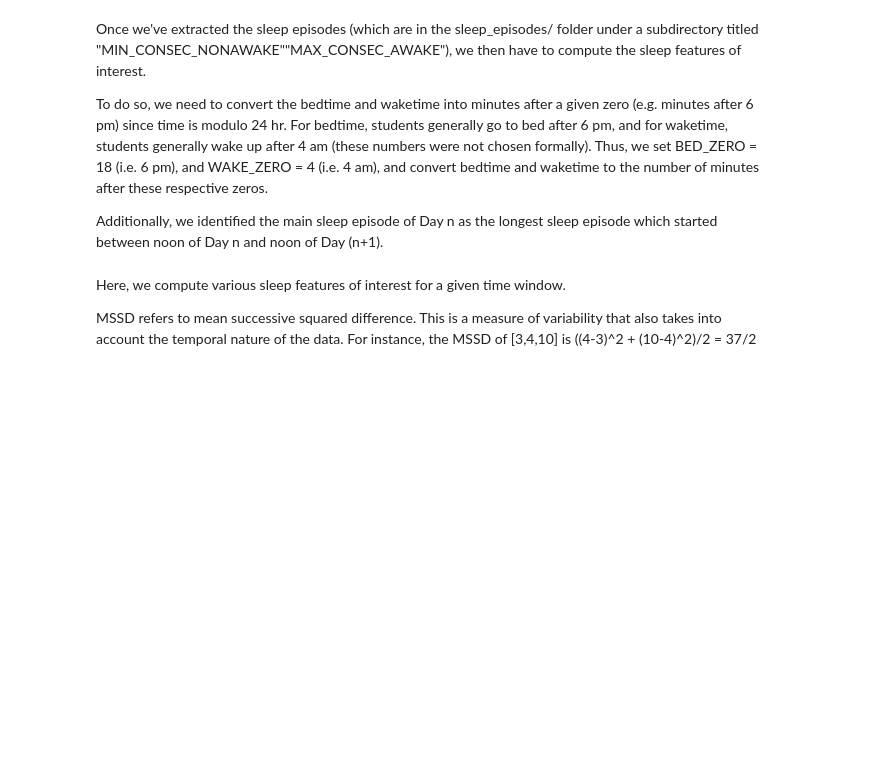
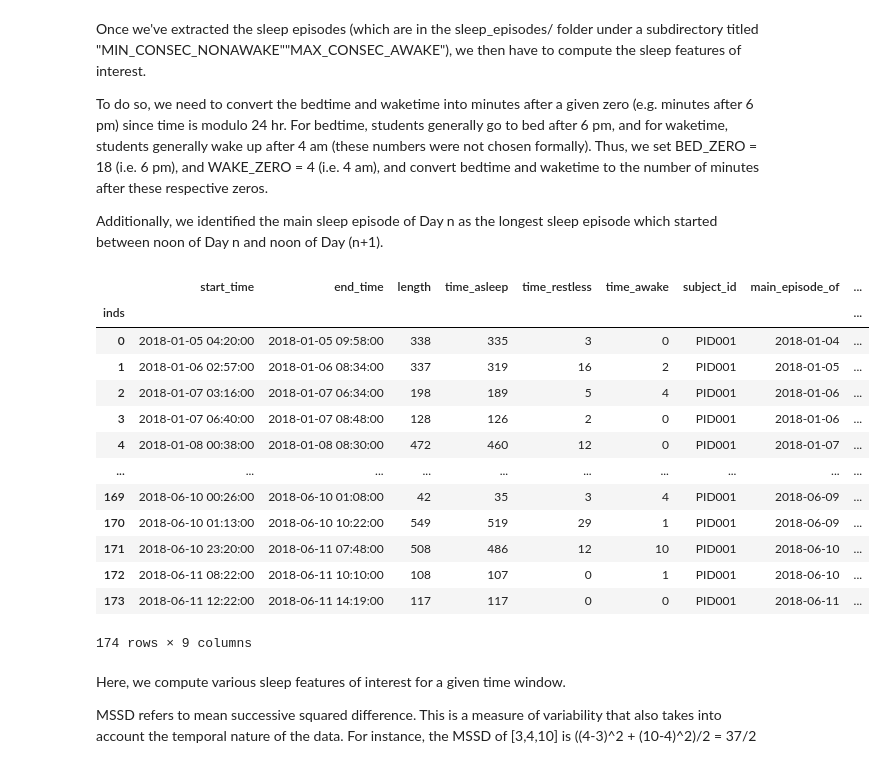
Before and after one commit to sefyas/Sleep-GPA-Paper, a Jupyter notebook: sleep_gpa_paper.ipynb, the cells around one changed output. Drawn from its saved outputs; the diff is of its cells as text; code cells hidden in the pictures; blank space fills up the shorter version.

```diff
--- a/sleep_gpa_paper.ipynb
+++ b/sleep_gpa_paper.ipynb
@@ -585,11 +585,28 @@ def getEpisodeData(phase,
     df.index.name = 'inds'
     main_index = df.reset_index().groupby(by=['main_episode_of']).apply(lambda x:
                                                                         x.sort_values(by=['length'],
-                                                                                      ascending=False).iloc[0]['ind'])
+                                                                                      ascending=False).iloc[0]['inds'])
     df['main_sleep'] = False
     df.loc[df.index.isin(main_index), 'main_sleep'] = True
 
     return df
+# %%
+getEpisodeData('uw1', 'PID001.csv')
+# %% [output]
+|  | start_time | end_time | length | time_asleep | time_restless | time_awake | subject_id | main_episode_of | ... |
+| inds |  |  |  |  |  |  |  |  | ... |
+| 0 | 2018-01-05 04:20:00 | 2018-01-05 09:58:00 | 338 | 335 | 3 | 0 | PID001 | 2018-01-04 | ... |
+| 1 | 2018-01-06 02:57:00 | 2018-01-06 08:34:00 | 337 | 319 | 16 | 2 | PID001 | 2018-01-05 | ... |
+| 2 | 2018-01-07 03:16:00 | 2018-01-07 06:34:00 | 198 | 189 | 5 | 4 | PID001 | 2018-01-06 | ... |
+| 3 | 2018-01-07 06:40:00 | 2018-01-07 08:48:00 | 128 | 126 | 2 | 0 | PID001 | 2018-01-06 | ... |
+| 4 | 2018-01-08 00:38:00 | 2018-01-08 08:30:00 | 472 | 460 | 12 | 0 | PID001 | 2018-01-07 | ... |
+| ... | ... | ... | ... | ... | ... | ... | ... | ... | ... |
+| 169 | 2018-06-10 00:26:00 | 2018-06-10 01:08:00 | 42 | 35 | 3 | 4 | PID001 | 2018-06-09 | ... |
+| 170 | 2018-06-10 01:13:00 | 2018-06-10 10:22:00 | 549 | 519 | 29 | 1 | PID001 | 2018-06-09 | ... |
+| 171 | 2018-06-10 23:20:00 | 2018-06-11 07:48:00 | 508 | 486 | 12 | 10 | PID001 | 2018-06-10 | ... |
+| 172 | 2018-06-11 08:22:00 | 2018-06-11 10:10:00 | 108 | 107 | 0 | 1 | PID001 | 2018-06-10 | ... |
+| 173 | 2018-06-11 12:22:00 | 2018-06-11 14:19:00 | 117 | 117 | 0 | 0 | PID001 | 2018-06-11 | ... |
+174 rows × 9 columns
 # %%
 def getMainEpisodeData(phase, filename):
 
```
Also changed, not shown: parts of 14 cells of this notebook.
